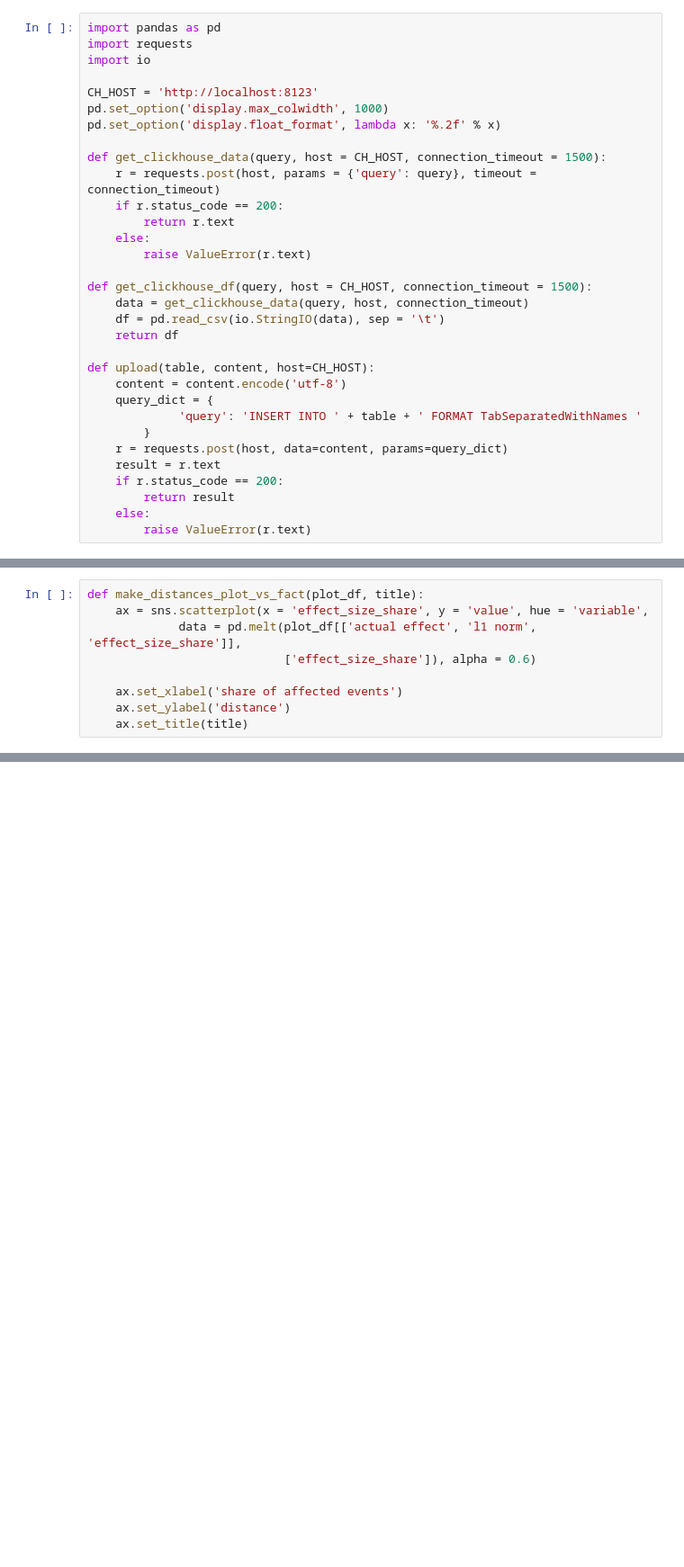
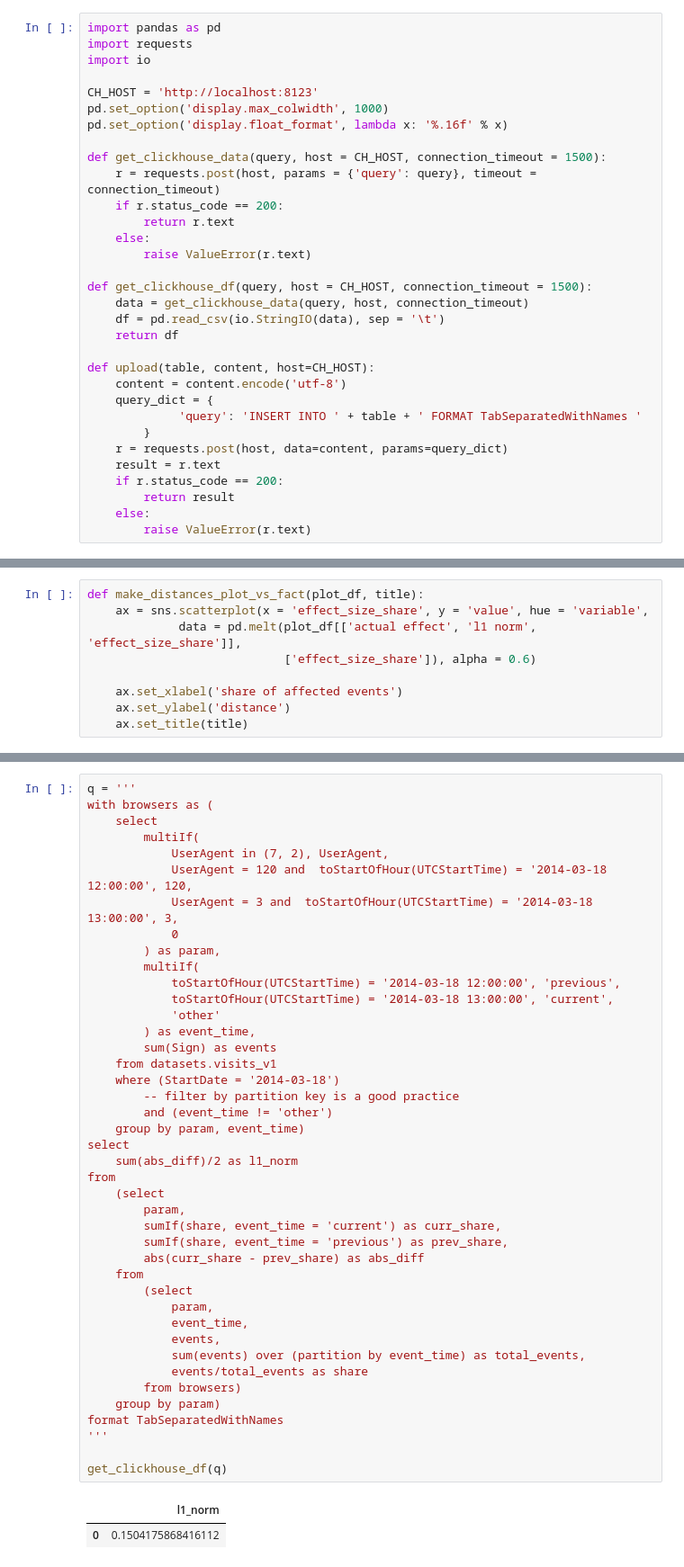
Before and after one commit to miptgirl/miptgirl_medium, a Jupyter notebook: clickhouse/web_analytics_monitoring/monitoring_simulation.ipynb, the cells around one changed output, grey strips where cells are left out. Shown at 90% size. Cells and saved outputs as stored; diff of their text form; blank space fills up the shorter version.

```diff
--- a/clickhouse/web_analytics_monitoring/monitoring_simulation.ipynb
+++ b/clickhouse/web_analytics_monitoring/monitoring_simulation.ipynb
@@ -5,7 +5,7 @@ import io
 
 CH_HOST = 'http://localhost:8123'
 pd.set_option('display.max_colwidth', 1000)
-pd.set_option('display.float_format', lambda x: '%.2f' % x)
+pd.set_option('display.float_format', lambda x: '%.16f' % x)
 
 def get_clickhouse_data(query, host = CH_HOST, connection_timeout = 1500):
     r = requests.post(host, params = {'query': query}, timeout = connection_timeout)
@@ -243,3 +243,48 @@ make_distances_plot_vs_fact(data_loss_metrics_df,
                     'Simulation: data loss metrics comparing to fact')
 # %% [output]
 [figure]
+# %%
+q = '''
+with browsers as (
+    select
+        multiIf(
+            UserAgent in (7, 2), UserAgent,
+            UserAgent = 120 and  toStartOfHour(UTCStartTime) = '2014-03-18 12:00:00', 120,
+            UserAgent = 3 and  toStartOfHour(UTCStartTime) = '2014-03-18 13:00:00', 3,
+            0
+        ) as param,
+        multiIf(
+            toStartOfHour(UTCStartTime) = '2014-03-18 12:00:00', 'previous',
+            toStartOfHour(UTCStartTime) = '2014-03-18 13:00:00', 'current',
+            'other'
+        ) as event_time,
+        sum(Sign) as events
+    from datasets.visits_v1
+    where (StartDate = '2014-03-18')
+        -- filter by partition key is a good practice
+        and (event_time != 'other')
+    group by param, event_time)
+select
+    sum(abs_diff)/2 as l1_norm
+from
+    (select
+        param,
+        sumIf(share, event_time = 'current') as curr_share,
+        sumIf(share, event_time = 'previous') as prev_share,
+        abs(curr_share - prev_share) as abs_diff
+    from
+        (select
+            param,
+            event_time,
+            events,
+            sum(events) over (partition by event_time) as total_events,
+            events/total_events as share
+        from browsers)
+    group by param)
+format TabSeparatedWithNames
+'''
+
+get_clickhouse_df(q)
+# %% [output]
+|  | l1_norm |
+| 0 | 0.1504175868416112 |
```
Also changed, not shown: parts of 3 cells of this notebook, 2 other files.
